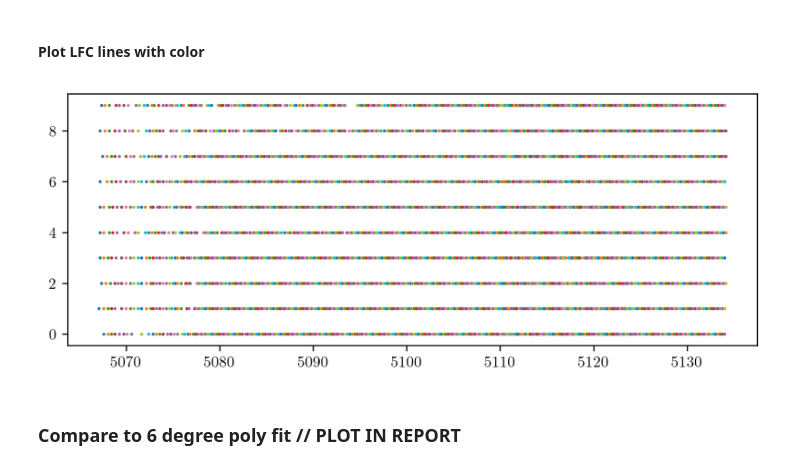
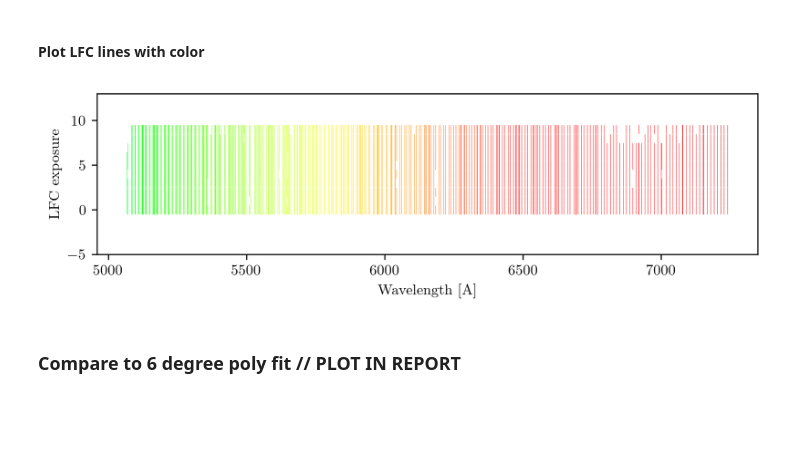
Before and after one commit to Harteg/bachelor-project, a Jupyter notebook: calib_interpolation.ipynb, the cells around one changed output. Drawn from its saved outputs; the diff is of its cells as text; code cells hidden in the pictures; blank space fills up the shorter version.

```diff
--- a/calib_interpolation.ipynb
+++ b/calib_interpolation.ipynb
@@ -261,14 +261,3 @@ line_rms, standard_rms
 (15.13524447056914, 15.135244314276584)
 # %% [markdown]
 #### Plot LFC lines with color
-# %%
-from color_spec import *
-
-# ColourSystem.spec_to_rgb(300)
-
-plt.figure(figsize=(8,3))
-for res, y_t, y_p, index in zip(all_residuals[0], all_residuals[1], all_residuals[2], np.arange(len(all_residuals[0]))):
-    for y in tqdm(y_p[:300]):
-        plt.scatter(y, index, s=1)
-# %% [output]
-[figure, removed]
@@ -275,3 +310,19 @@ for res, y_t, y_p, index in zip(all_residuals[0], all_residuals[1], all_residual
+# %%
+from color_spec import *
+
+lines_to_plot = all_residuals[1][0][::50] # every 50th theoretical line in exposure 0
+
+fig, ax = plt.subplots(figsize=(8,2))
+ax.set_ylim(-5, 13)
+ax.set_xlabel("Wavelength [A]")
+ax.set_ylabel("LFC exposure")
+for res, list_y_t, list_y_p, index in zip(all_residuals[0], all_residuals[1], all_residuals[2], np.arange(len(all_residuals[0]))):
+    for y_t, y_p in tqdm(zip(list_y_t, list_y_p), total=len(list_y_t)):
+        # Check if line is in the lines we decided to plot
+        if y_t in lines_to_plot:
+            ax.scatter(y_p, index, marker="|", linewidths=0.25, color=wav2RGB(y_p * 0.1))
+# %% [output]
+[figure, added]
 # %% [markdown]
 ### Compare to 6 degree poly fit // PLOT IN REPORT
 # %%
```
Also changed, not shown: parts of 1 cell of this notebook, 8 other files.
